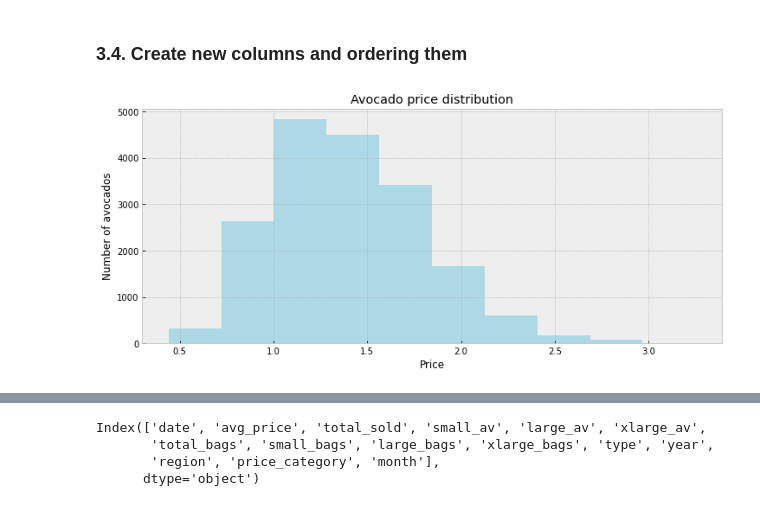
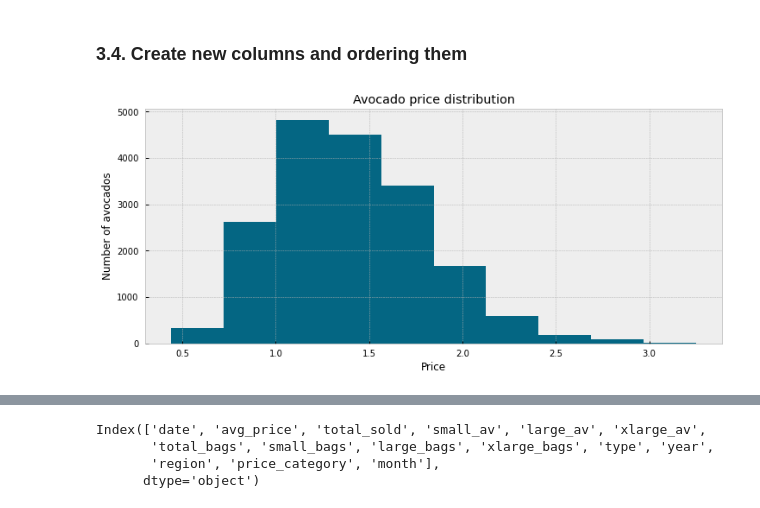
Before and after one commit to samburska/avocado, a Jupyter notebook: avocado.ipynb, the cells around one changed output, grey strips where cells are left out. Saved outputs shown, nothing was run; the diff lists cells and outputs as text; code cells hidden in the pictures.

```diff
--- a/avocado.ipynb
+++ b/avocado.ipynb
@@ -189,15 +189,15 @@ total volume change:  15523384328
 # %%
 # Analysing price distribution
 fig, ax = plt.subplots(figsize=(12,5))
 
-plt.hist(av_df.avg_price, color = 'lightblue')
+plt.hist(av_df.avg_price, color = '#046683')
 
 plt.xlabel('Price')
 plt.ylabel('Number of avocados')
 plt.title('Avocado price distribution')
 plt.show()
 # %% [output]
-[figure, old version]
+[figure, new version]
 # %%
 # Let's group regions by average price categories
 # According to the histogram, we can devide our data by 3 categories
```
Also changed, not shown: parts of 15 cells of this notebook, 13 other files.
